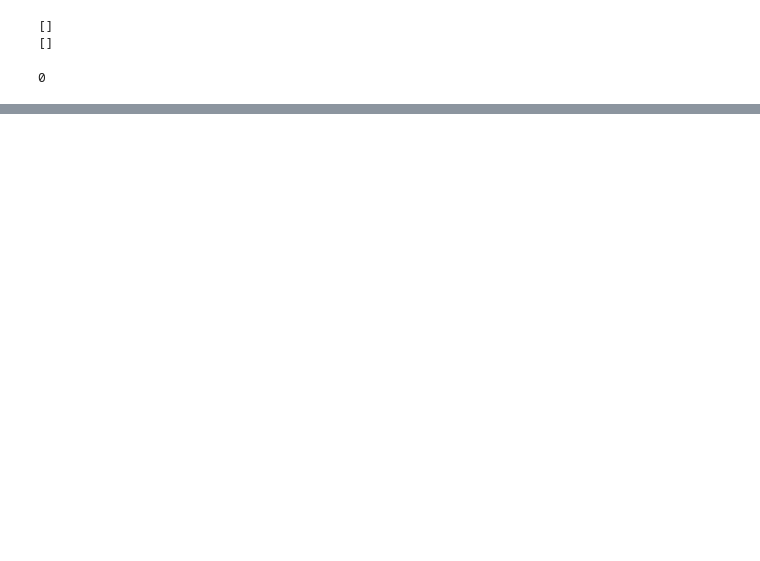
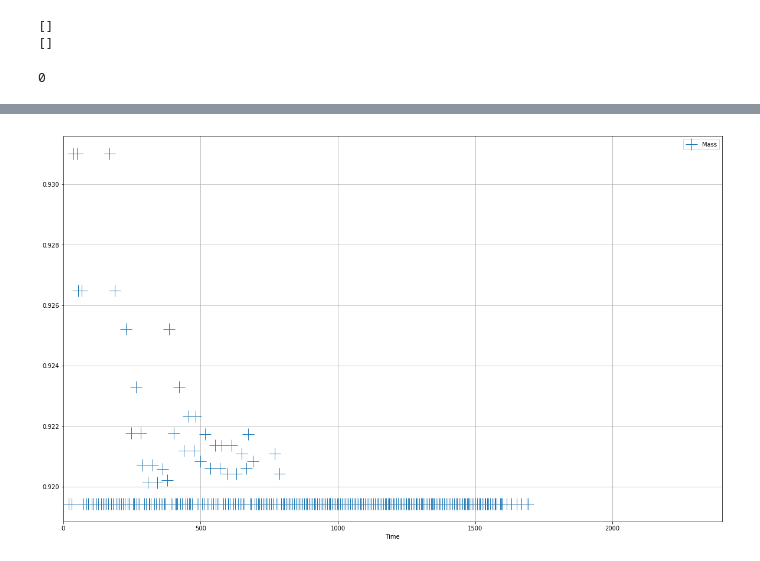
Before and after one commit to bam241/cvt_eg23, a Jupyter notebook: deployment optim.ipynb, the cells around one changed output, grey strips where cells are left out. Saved outputs shown, nothing was run; the diff lists cells and outputs as text; code cells hidden in the pictures; blank space fills up the shorter version.

```diff
--- a/deployment optim.ipynb
+++ b/deployment optim.ipynb
@@ -325,0 +326,29 @@ plt.show()
+# %%
+send = ['lwr_a','lwr_b']
+rec = ()
+nucs = ['U238']
+coms = ()
+
+
+df3__ = tm.transactions(ev, receivers=rec, senders=send, nucs=nucs, commodities=coms)
+df3_tot = tm.transactions(ev, receivers=rec, senders=send, commodities=coms)
+
+df3__['Mass'] *= 1./df3_tot['Mass']
+
+ax = df3__.plot('Time','Mass',linestyle='', marker='+', markersize='20' ,figsize = (20,12))
+# Major ticks every 20, minor ticks every 5
+#import numpy as np
+#major_y_ticks = np.arange(0, 60, 1)
+
+#ax.set_yticks(major_y_ticks)
+#major_x_ticks = np.arange(0, 200, 5)
+#ax.set_xticks(major_x_ticks)
+
+
+
+# And a corresponding grid
+ax.grid(which='both')
+
+plt.show()
+# %% [output]
+[figure, added]
```
Also changed, not shown: parts of 23 cells of this notebook, 7 other files.
